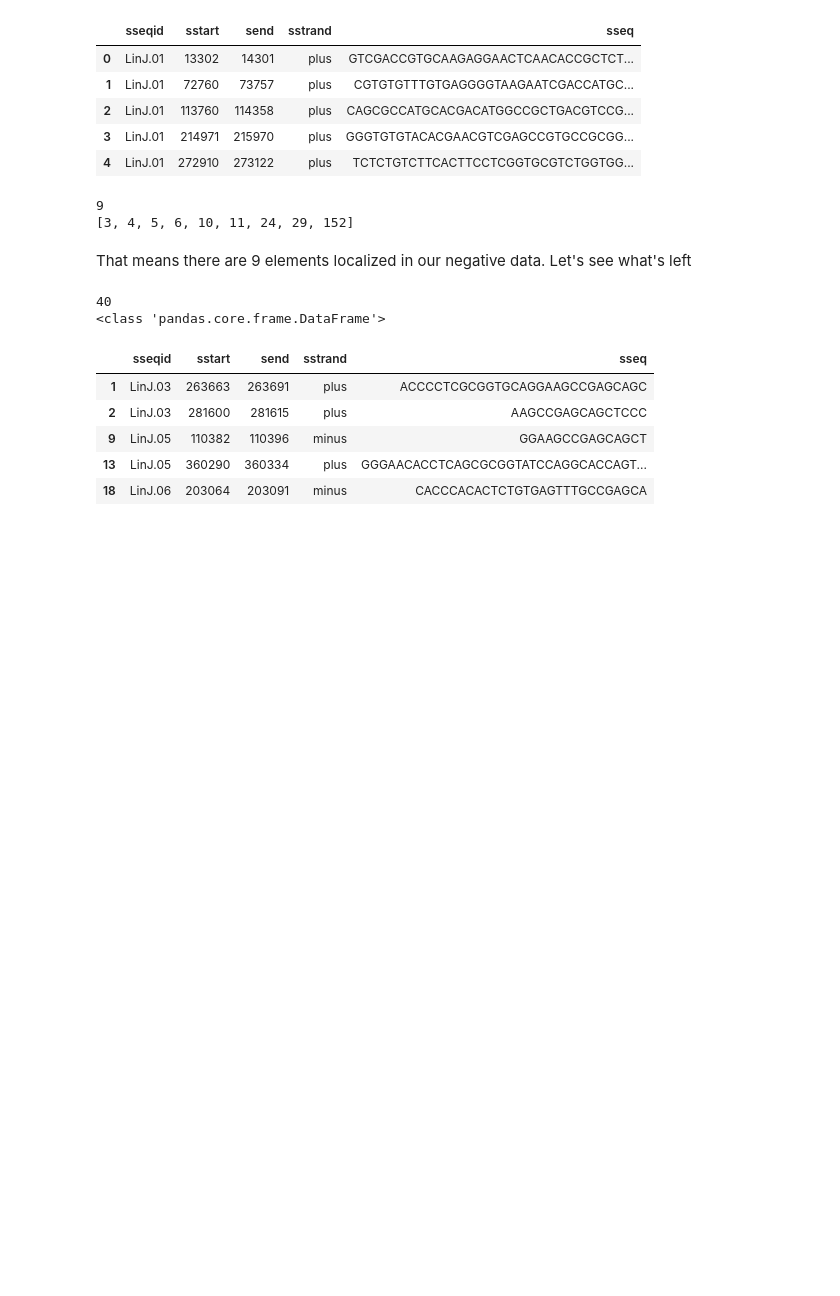
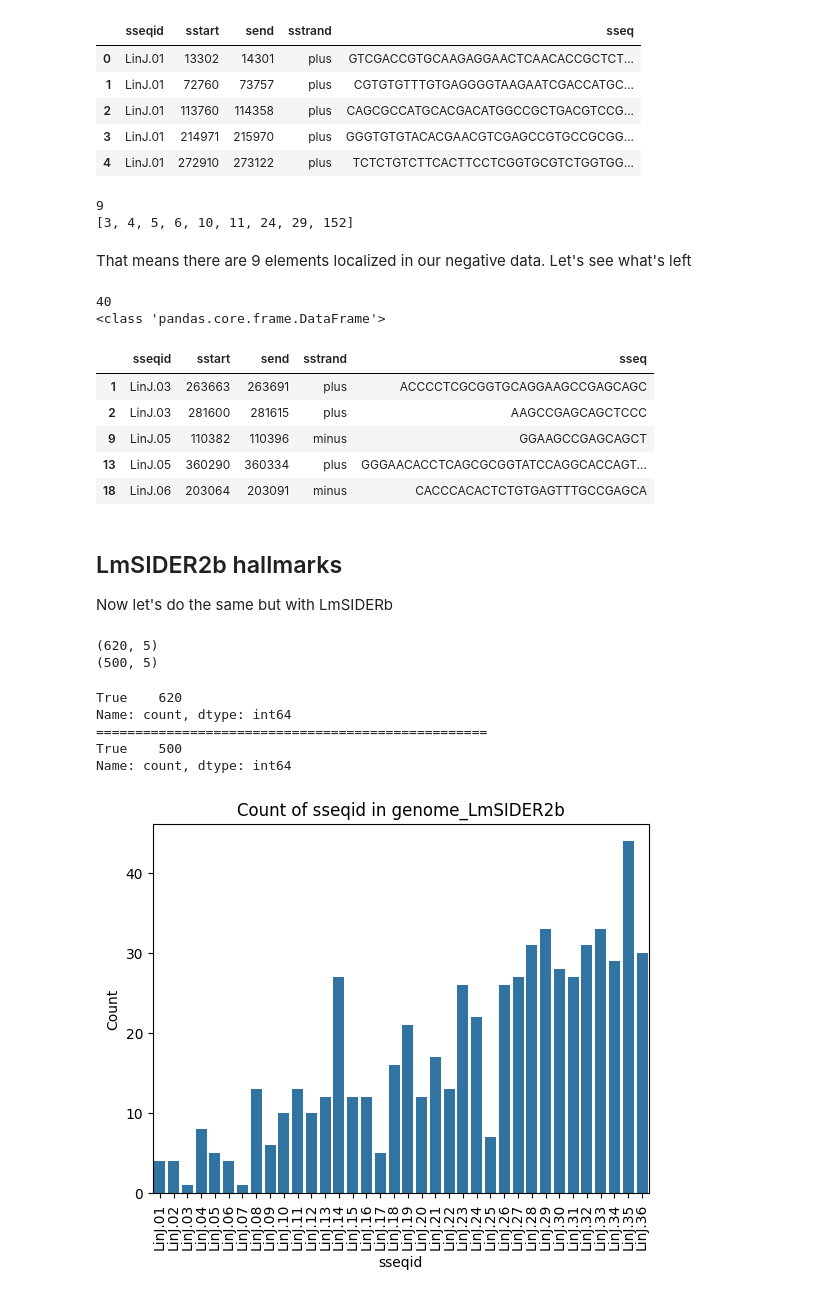
Before and after one commit to Viskuit/Test_BEDOPS, a Jupyter notebook: 7.LmSIDERa_and_LmSIDERb_hallmark_BLASTn/compare_hallmarks_files.ipynb, the cells around one changed output. Drawn from its saved outputs; the diff is of its cells as text; code cells hidden in the pictures; blank space fills up the shorter version.

Commit message:
Finished comparing the data in the file

```diff
--- a/7.LmSIDERa_and_LmSIDERb_hallmark_BLASTn/compare_hallmarks_files.ipynb
+++ b/7.LmSIDERa_and_LmSIDERb_hallmark_BLASTn/compare_hallmarks_files.ipynb
@@ -297,3 +297,34 @@ genome_LmSIDER2a_NOTIN_pos_and_neg.head()
 | 9 | LinJ.05 | 110382 | 110396 | minus | GGAAGCCGAGCAGCT |
 | 13 | LinJ.05 | 360290 | 360334 | plus | GGGAACACCTCAGCGCGGTATCCAGGCACCAGT... |
 | 18 | LinJ.06 | 203064 | 203091 | minus | CACCCACACTCTGTGAGTTTGCCGAGCA |
+# %% [markdown]
+## LmSIDER2b hallmarks
+Now let's do the same but with LmSIDERb
+# %%
+# The data needed:
+print(genome_LmSIDER2b.shape)
+print(mine_LmSIDER2b.shape)
+# %% [output]
+(620, 5)
+(500, 5)
+# %%
+# Check coordinates
+print((genome_LmSIDER2b["sstart"] < genome_LmSIDER2b["send"]).value_counts())
+print("=" * 50)
+print((mine_LmSIDER2b["sstart"] < mine_LmSIDER2b["send"]).value_counts())
+# %% [output]
+True    620
+Name: count, dtype: int64
+==================================================
+True    500
+Name: count, dtype: int64
+# %%
+sns.countplot(x="sseqid", data=genome_LmSIDER2b)
+plt.title("Count of sseqid in genome_LmSIDER2b")
+plt.xlabel("sseqid")
+plt.ylabel("Count")
+plt.xticks(rotation=90)
+# plt.tight_layout()
+plt.show()
+# %% [output]
+[figure, added]
```
Also changed, not shown: parts of 15 cells of this notebook.
